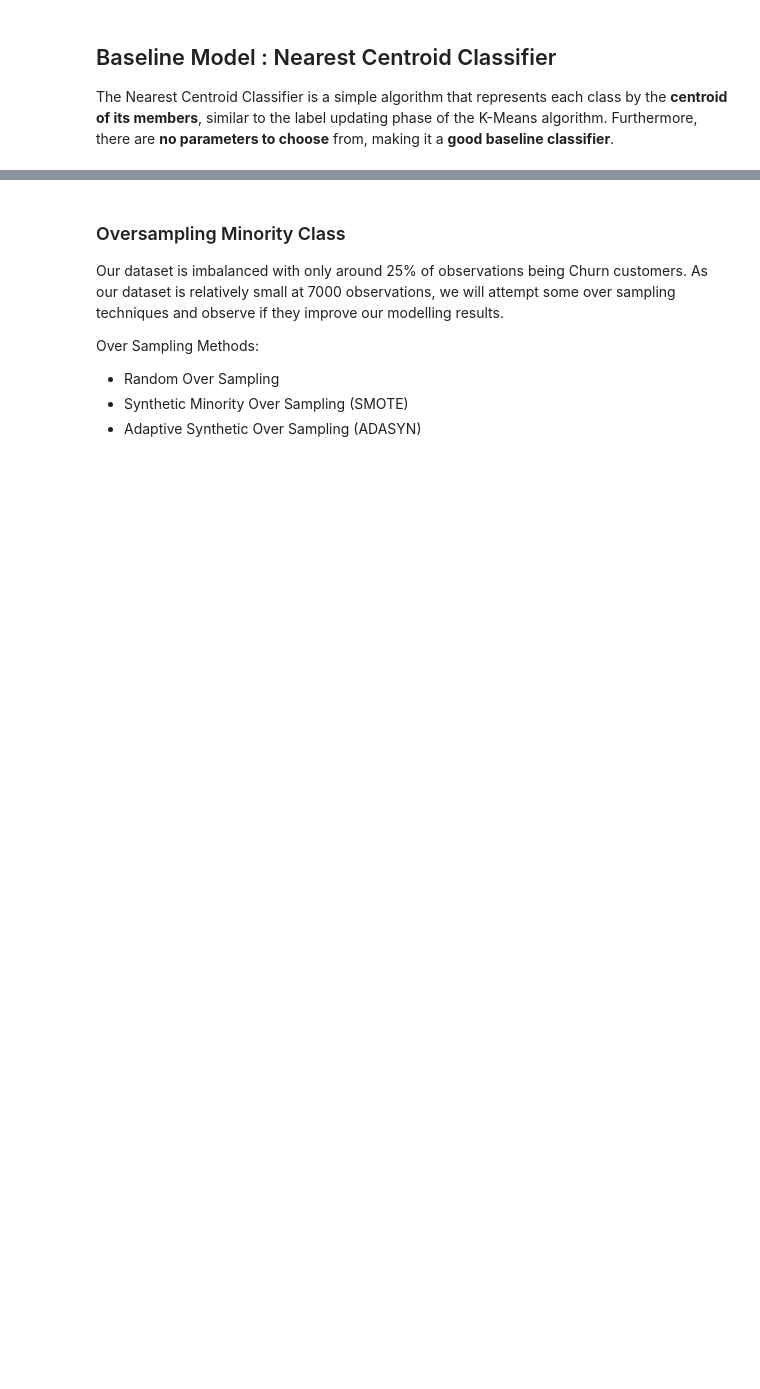
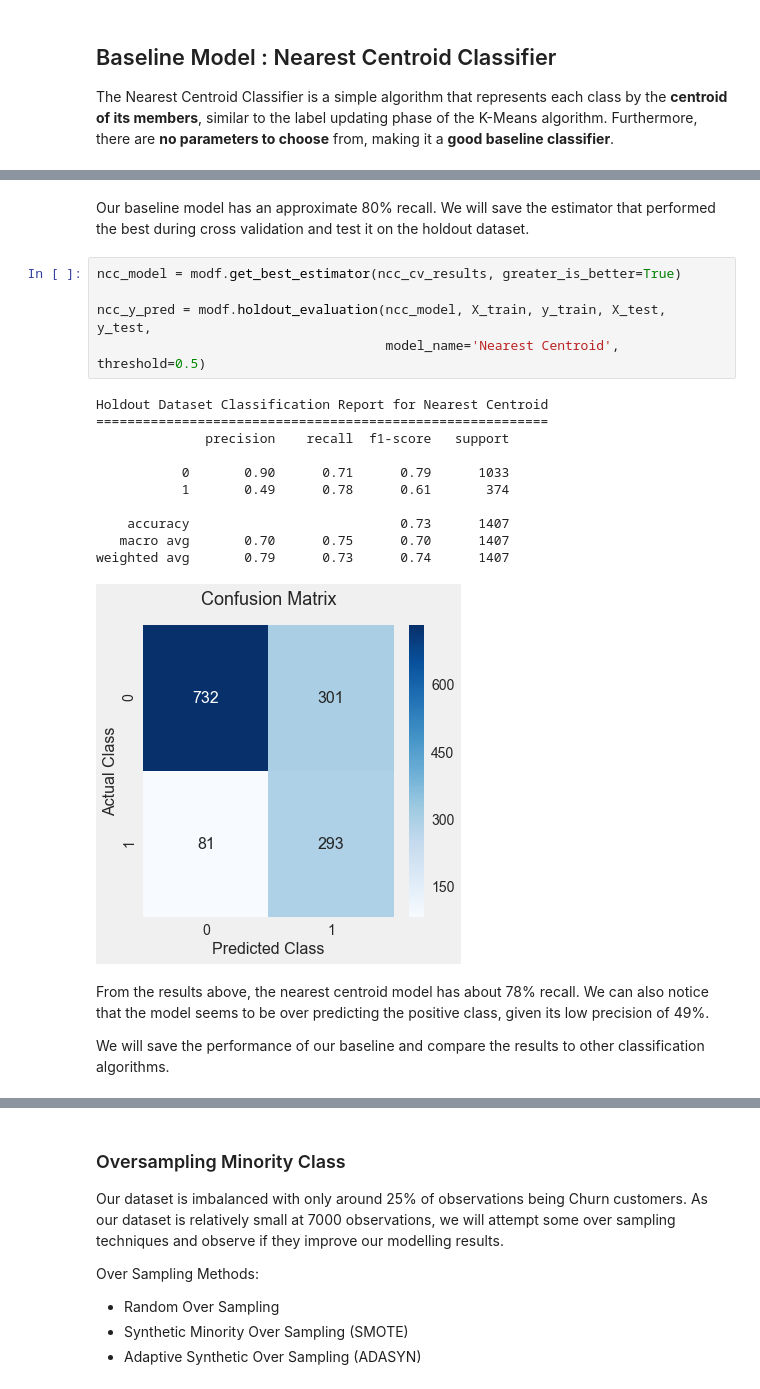
Before and after one commit to Joshuayeo95/Telco-Churn, a Jupyter notebook: modelling.ipynb, the cells around one changed output, grey strips where cells are left out. Cells and saved outputs as stored; diff of their text form; blank space fills up the shorter version.

```diff
--- a/modelling.ipynb
+++ b/modelling.ipynb
@@ -267,0 +120,23 @@ ncc_base = model_report(ncc_model, X_train , y_train, X_test, y_test, 'NearestCe
+# %% [markdown]
+Our baseline model has an approximate 80% recall. We will save the estimator that performed the best during cross validation and test it on the holdout dataset.
+# %%
+ncc_model = modf.get_best_estimator(ncc_cv_results, greater_is_better=True)
+
+ncc_y_pred = modf.holdout_evaluation(ncc_model, X_train, y_train, X_test, y_test,
+                                     model_name='Nearest Centroid', threshold=0.5)
+# %% [output]
+Holdout Dataset Classification Report for Nearest Centroid
+==========================================================
+              precision    recall  f1-score   support
+
+           0       0.90      0.71      0.79      1033
+           1       0.49      0.78      0.61       374
+
+    accuracy                           0.73      1407
+   macro avg       0.70      0.75      0.70      1407
+weighted avg       0.79      0.73      0.74      1407
+[figure, added]
+# %% [markdown]
+From the results above, the nearest centroid model has about 78% recall. We can also notice that the model seems to be over predicting the positive class, given its low precision of 49%.
+
+We will save the performance of our baseline and compare the results to other classification algorithms.
```
Also changed, not shown: parts of 160 cells of this notebook.
